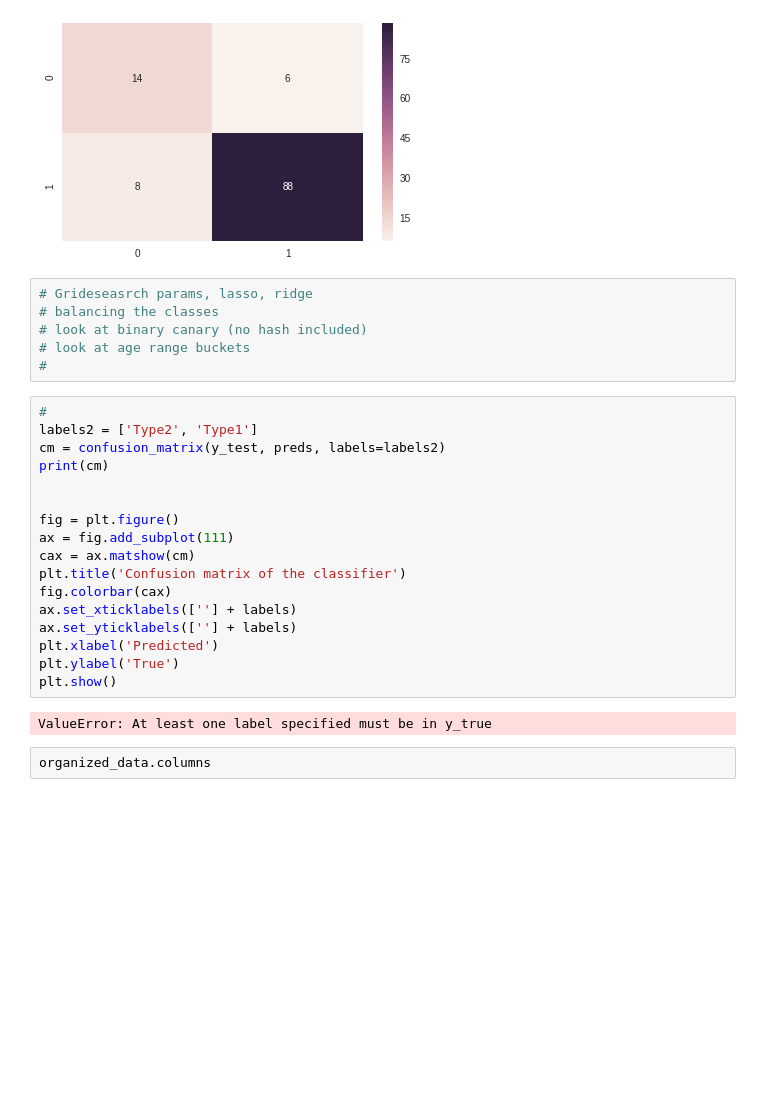
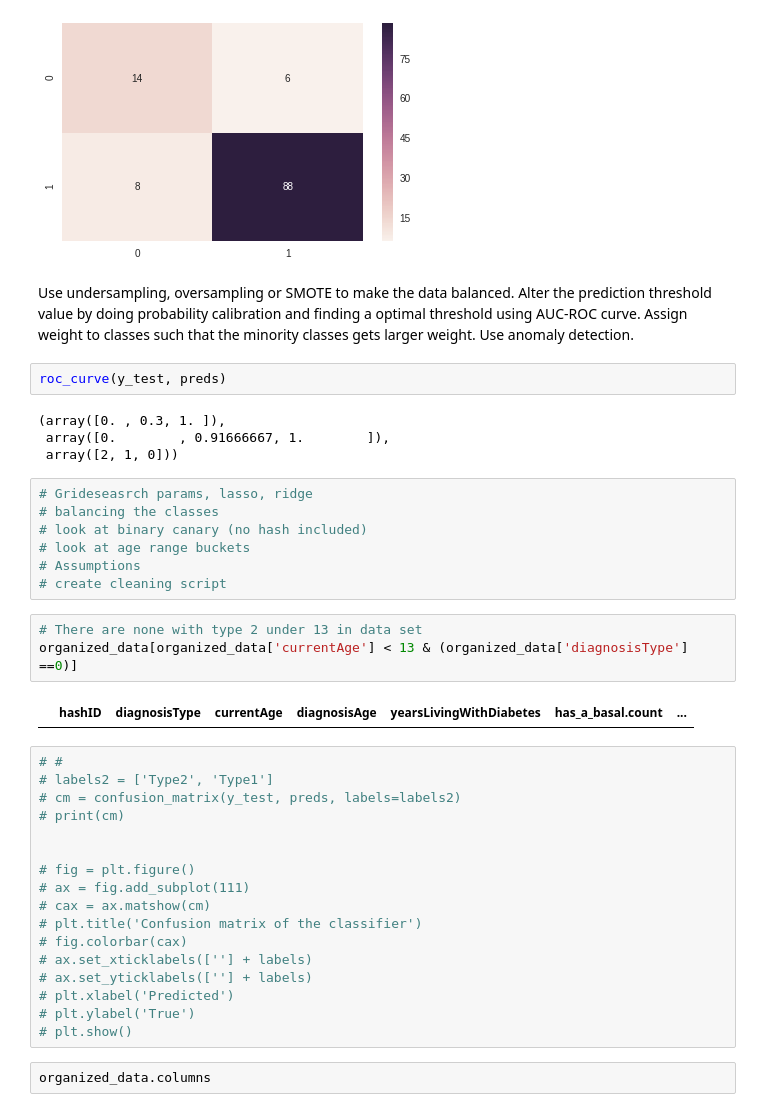
Before and after one commit to schubline/tidepool_hackathon, a Jupyter notebook: eda_notebooks/Project_5_Hackathon.ipynb, the cells around one changed output. Drawn from its saved outputs; the diff is of its cells as text; blank space fills up the shorter version.

```diff
--- a/eda_notebooks/Project_5_Hackathon.ipynb
+++ b/eda_notebooks/Project_5_Hackathon.ipynb
@@ -438,31 +448,46 @@ sns.heatmap(cm, annot=True, );
 # True Negatives=14,True Positives=88, False Negatives = 8, False positives = 6
 # %% [output]
 [figure]
+# %% [markdown]
+Use undersampling, oversampling or SMOTE to make the data balanced.
+Alter the prediction threshold value by doing probability calibration and finding a optimal threshold using AUC-ROC curve.
+Assign weight to classes such that the minority classes gets larger weight.
+Use anomaly detection.
+# %%
+roc_curve(y_test, preds)
+# %% [output]
+(array([0. , 0.3, 1. ]),
+ array([0.        , 0.91666667, 1.        ]),
+ array([2, 1, 0]))
 # %%
 # Grideseasrch params, lasso, ridge
 # balancing the classes
 # look at binary canary (no hash included)
 # look at age range buckets
-#
+# Assumptions
+# create cleaning script
+# %%
+# There are none with type 2 under 13 in data set
+organized_data[organized_data['currentAge'] < 13 & (organized_data['diagnosisType'] ==0)]
+# %% [output]
+|  | hashID | diagnosisType | currentAge | diagnosisAge | yearsLivingWithDiabetes | has_a_basal.count | ... |
 # %%
-#
-labels2 = ['Type2', 'Type1']
-cm = confusion_matrix(y_test, preds, labels=labels2)
-print(cm)
+# #
+# labels2 = ['Type2', 'Type1']
+# cm = confusion_matrix(y_test, preds, labels=labels2)
+# print(cm)
 
 
-fig = plt.figure()
-ax = fig.add_subplot(111)
-cax = ax.matshow(cm)
-plt.title('Confusion matrix of the classifier')
-fig.colorbar(cax)
-ax.set_xticklabels([''] + labels)
-ax.set_yticklabels([''] + labels)
-plt.xlabel('Predicted')
-plt.ylabel('True')
-plt.show()
+# fig = plt.figure()
+# ax = fig.add_subplot(111)
+# cax = ax.matshow(cm)
+# plt.title('Confusion matrix of the classifier')
+# fig.colorbar(cax)
+# ax.set_xticklabels([''] + labels)
+# ax.set_yticklabels([''] + labels)
+# plt.xlabel('Predicted')
+# plt.ylabel('True')
+# plt.show()
-# %% [output]
-ValueError: At least one label specified must be in y_true
 # %%
 organized_data.columns
 # %% [output]
```
Also changed, not shown: parts of 6 cells of this notebook.
